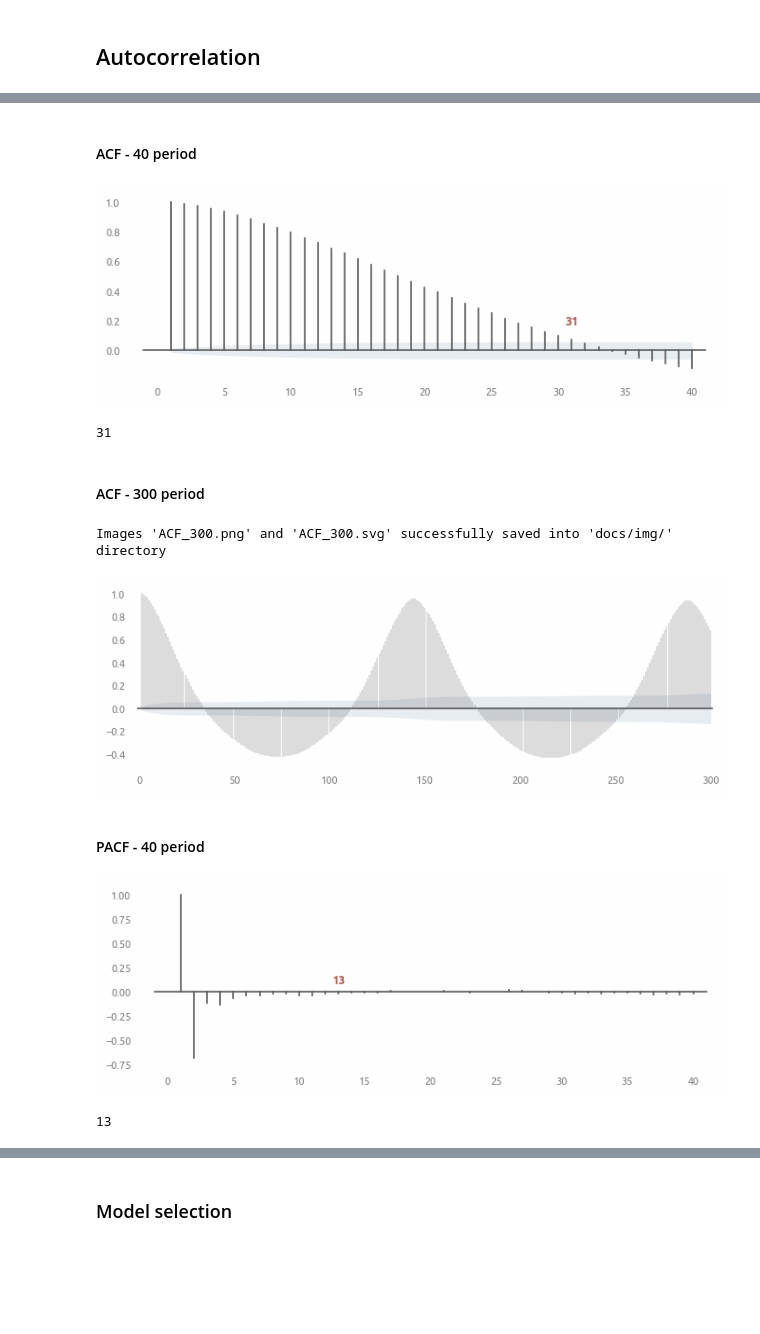
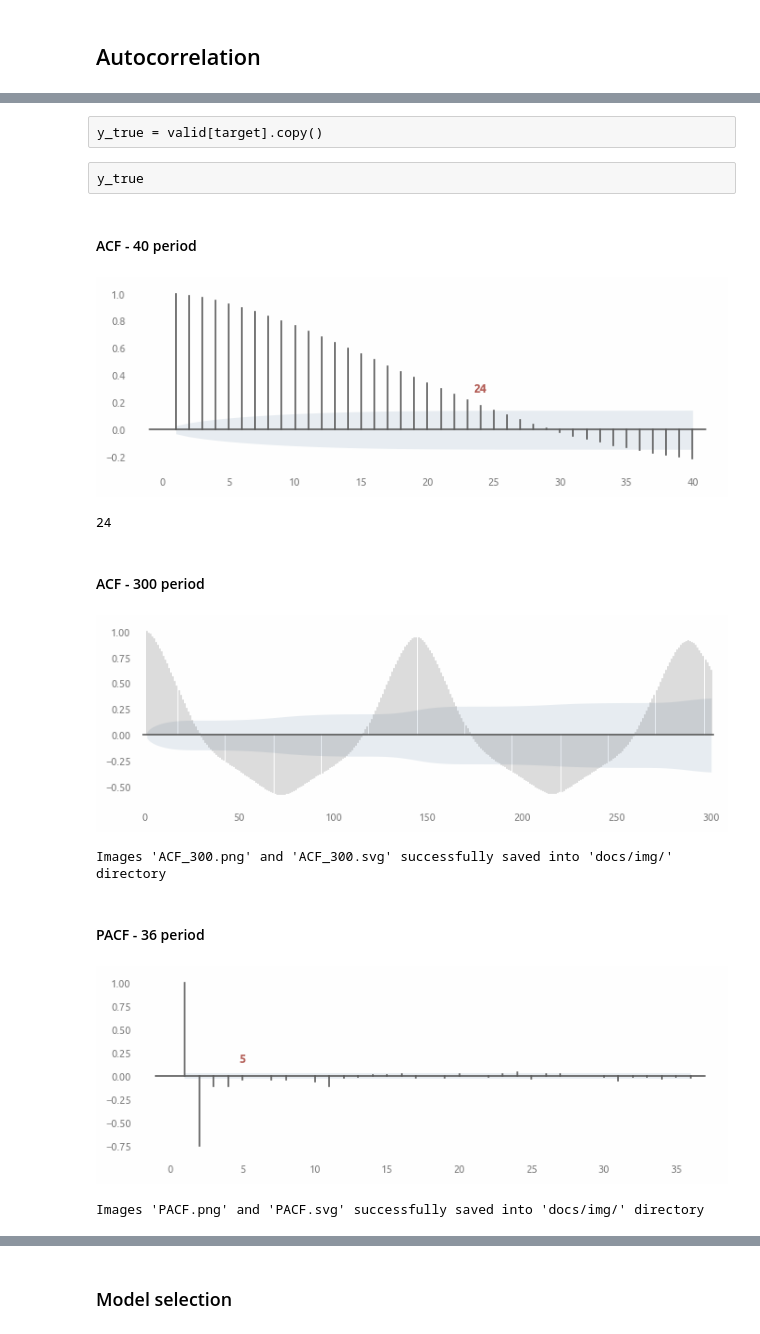
Before and after one commit to a-chasovsky/electric-power-consumption, a Jupyter notebook: 03-arima-month.ipynb, the cells around one changed output, grey strips where cells are left out. Cells and saved outputs as stored; diff of their text form; code cells hidden in the pictures; blank space fills up the shorter version.

```diff
--- a/03-arima-month.ipynb
+++ b/03-arima-month.ipynb
@@ -36,3 +36,5 @@ train = loadit('train_preprocessed', dir=dir_load_files)
 valid = loadit('valid_preprocessed', dir=dir_load_files)
 # %%
 test = loadit('test_preprocessed', dir=dir_load_files)
+# %%
+target = 'target1'
@@ -164,0 +174,2 @@ True
+# %%
+y = train.loc['2017-03', target].copy()
@@ -165,23 +191,28 @@ True
+# %% [raw]
+y_true = valid[target].copy()
+# %% [raw]
+y_true
 # %% [markdown]
 #### ACF - 40 period
 # %%
 fig = plt.figure()
-plot_acf(data=train['target1'], lags=40)
+plot_acf(data=y, lags=40)
 # %% [output]
-[figure, old version]
+[figure, new version]
 # %%
-ts_acf_last_significant_index(train['target1'])
+ts_acf_last_significant_index(y)
 # %% [output]
-31
+24
 # %% [markdown]
 #### ACF - 300 period
 # %%
 fig = plt.figure()
-plot_acf(data=train['target1'], lags=300, transparency_lines=0.25, show_last_significant=False)
+plot_acf(data=y, lags=300, transparency_lines=0.25, show_last_significant=False)
+plt.show()
 savefig('ACF_300', dir_save_img)
 # %% [output]
+[figure, new version]
 Images 'ACF_300.png' and 'ACF_300.svg' successfully saved into 'docs/img/' directory
-[figure, old version]
 # %% [markdown]
-#### PACF - 40 period
+#### PACF - 36 period
 # %%
@@ -189,10 +220,8 @@ pacf = ts_acf_calculate(train['target1'], lags=36, partial=True)
 # %%
 fig = plt.figure()
-
-plot_acf(data=train['target1'], partial=True)
+plot_acf(data=y, lags=36, last_significant_delta=0.175, partial=True)
+plt.show()
+savefig('PACF', dir_save_img)
 # %% [output]
-[figure, old version]
+[figure, new version]
+Images 'PACF.png' and 'PACF.svg' successfully saved into 'docs/img/' directory
-# %%
-ts_acf_last_significant_index(data=train['target1'], partial=True)
-# %% [output]
-13
```
Also changed, not shown: parts of 80 cells of this notebook, 25 other files.
